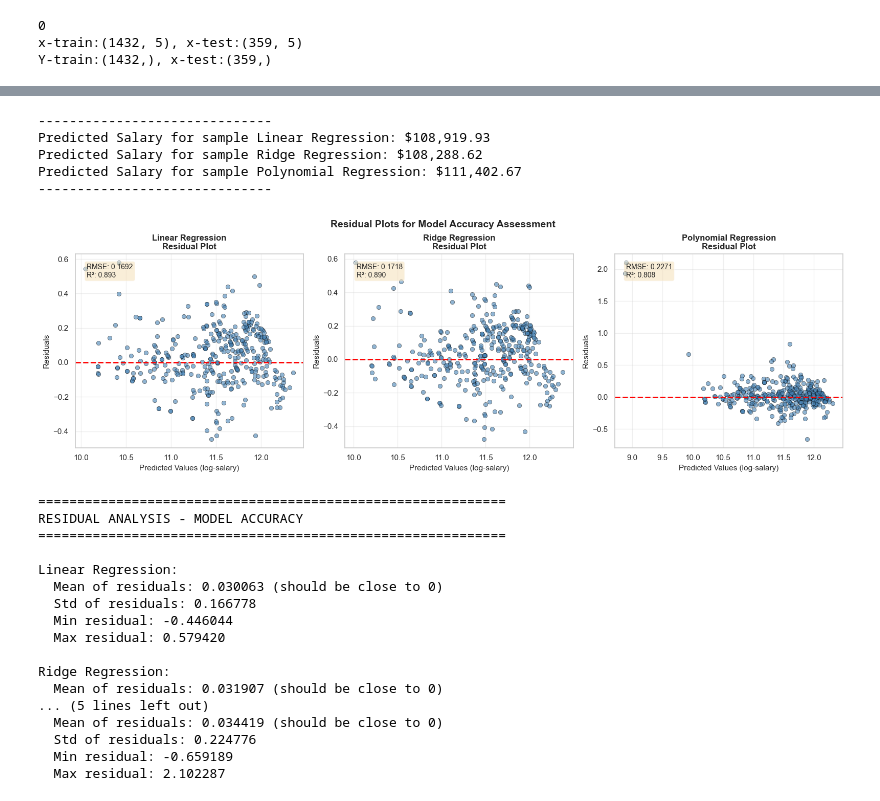
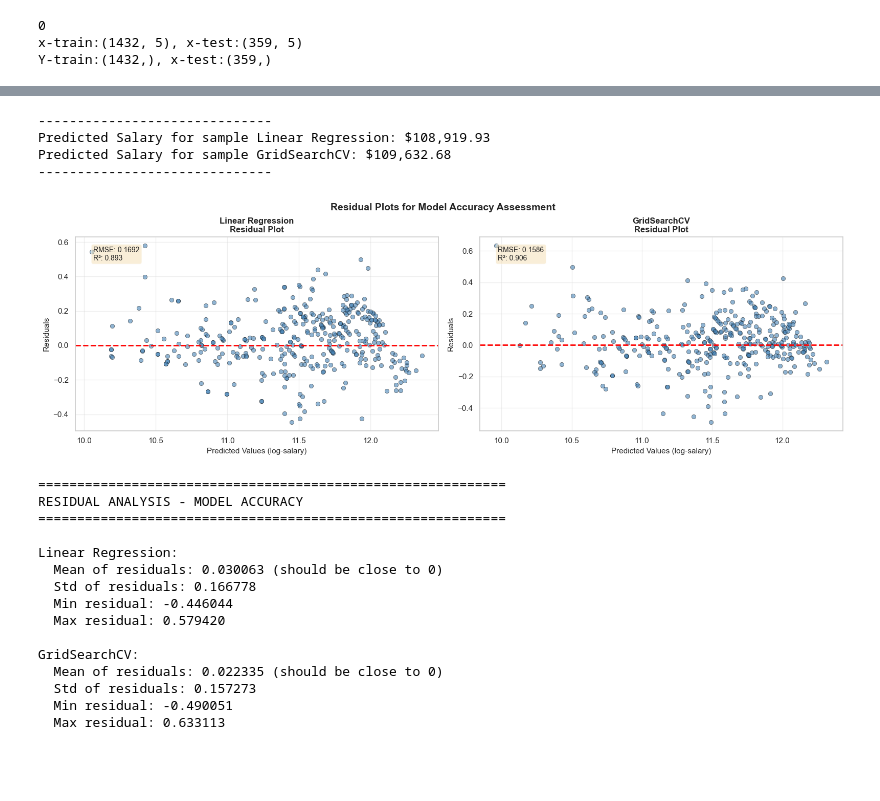
Before and after one commit to AsharArmoghan/Salary_Prediction_model, a Jupyter notebook: salary_prediction_model.ipynb, the cells around one changed output, grey strips where cells are left out. Drawn from its saved outputs; the diff is of its cells as text; code cells hidden in the pictures; blank space fills up the shorter version.

```diff
--- a/salary_prediction_model.ipynb
+++ b/salary_prediction_model.ipynb
@@ -370,31 +361,27 @@ sample_salary_pred = np.expm1(sample_log_pred)
 
 
 print(f"Predicted Salary for sample Linear Regression: ${sample_salary_pred:,.2f}")
+
 print(
-    f"Predicted Salary for sample Ridge Regression: ${np.expm1(Ridge_model.predict(sample)[0]):,.2f}"
-)
-print(
-    f"Predicted Salary for sample Polynomial Regression: ${np.expm1(Polynomial_model.predict(sample)[0]):,.2f}"
+    f"Predicted Salary for sample GridSearchCV: ${np.expm1(grid.predict(sample)[0]):,.2f}"
 )
 print("-" * 30)
 # %% [output]
 ------------------------------
 Predicted Salary for sample Linear Regression: $108,919.93
-Predicted Salary for sample Ridge Regression: $108,288.62
-Predicted Salary for sample Polynomial Regression: $111,402.67
+Predicted Salary for sample GridSearchCV: $109,632.68
 ------------------------------
 # %%
 # Residual Plot - Model Accuracy Visualization
-fig, axes = plt.subplots(1, 3, figsize=(16, 5))
+fig, axes = plt.subplots(1, 2, figsize=(16, 5))
 
 # Calculate residuals for each model
 residuals_linear = Y_test - y_predict_li
-residuals_ridge = Y_test - y_predict_ri
-residuals_poly = Y_test - y_predict_po
+residuals_poly = Y_test - y_predict_gd
 
-models = ['Linear Regression', 'Ridge Regression', 'Polynomial Regression']
-predictions = [y_predict_li, y_predict_ri, y_predict_po]
-residuals_list = [residuals_linear, residuals_ridge, residuals_poly]
+models = ['Linear Regression', 'GridSearchCV']
+predictions = [y_predict_li, y_predict_gd]
+residuals_list = [residuals_linear, residuals_poly]
 
 # Plot residuals vs predicted values
 for idx, (ax, model_name, y_pred, residuals) in enumerate(
@@ -419,34 +406,34 @@ for idx, (ax, model_name, y_pred, residuals) in enumerate(
     r2 = r2_score(Y_test, y_pred)
     ax.text(
         0.05,
         0.95,
         f'RMSE: {rmse:.4f}\nR²: {r2:.3f}',
         transform=ax.transAxes,
         verticalalignment='top',
         bbox=dict(boxstyle='round', facecolor='wheat', alpha=0.5),
         fontsize=10,
     )
 
 plt.tight_layout()
 plt.suptitle(
     'Residual Plots for Model Accuracy Assessment',
     fontsize=14,
     fontweight='bold',
     y=1.02,
 )
 plt.show()
 
 print("\n" + "=" * 60)
 print("RESIDUAL ANALYSIS - MODEL ACCURACY")
 print("=" * 60)
 for model_name, residuals in zip(models, residuals_list):
     print(f"\n{model_name}:")
     print(f"  Mean of residuals: {residuals.mean():.6f} (should be close to 0)")
     print(f"  Std of residuals: {residuals.std():.6f}")
     print(f"  Min residual: {residuals.min():.6f}")
     print(f"  Max residual: {residuals.max():.6f}")
 # %% [output]
-[figure, old version]
+[figure, new version]
 ============================================================
 RESIDUAL ANALYSIS - MODEL ACCURACY
 ============================================================
@@ -457,12 +444,10 @@ Linear Regression:
   Min residual: -0.446044
   Max residual: 0.579420
 
-Ridge Regression:
-  Mean of residuals: 0.031907 (should be close to 0)
-... (5 lines left out)
-  Mean of residuals: 0.034419 (should be close to 0)
-  Std of residuals: 0.224776
-  Min residual: -0.659189
-  Max residual: 2.102287
+GridSearchCV:
+  Mean of residuals: 0.022335 (should be close to 0)
+  Std of residuals: 0.157273
+  Min residual: -0.490051
+  Max residual: 0.633113
 # %%
 # Residual Distribution Analysis
```
Also changed, not shown: parts of 2 cells of this notebook.
